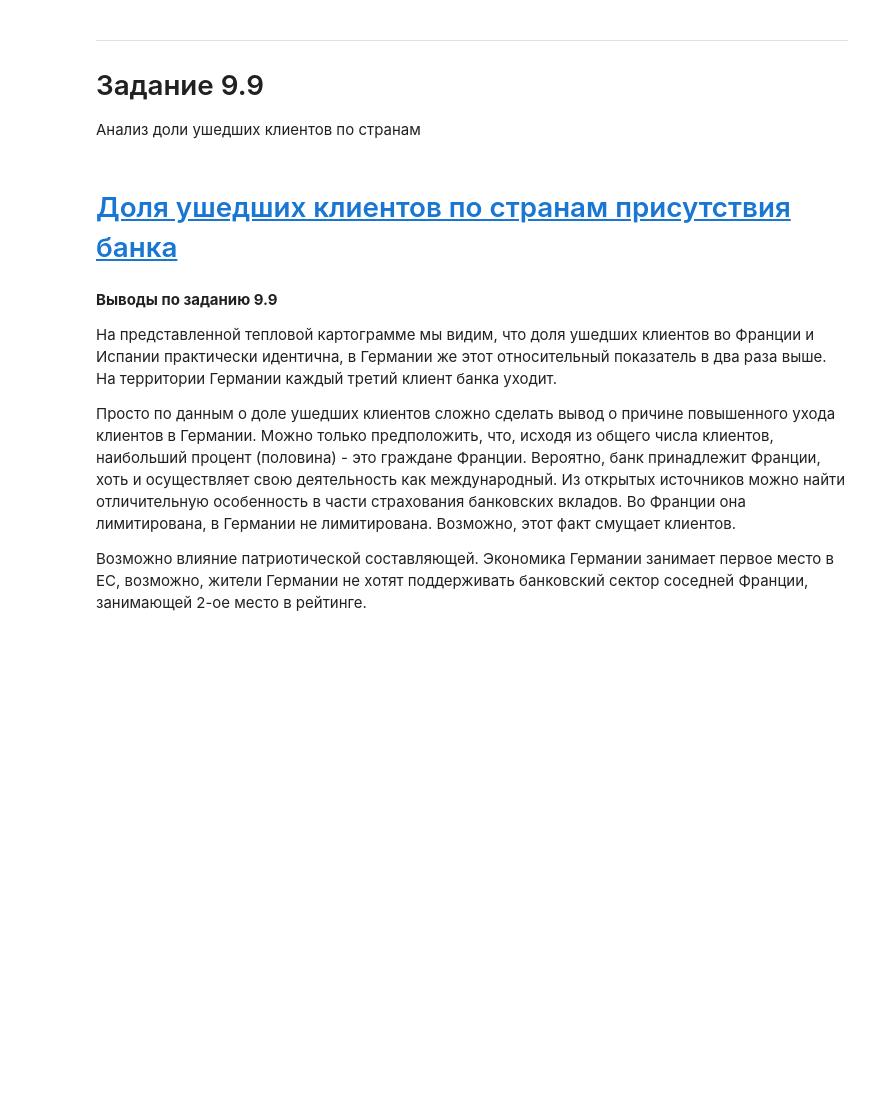
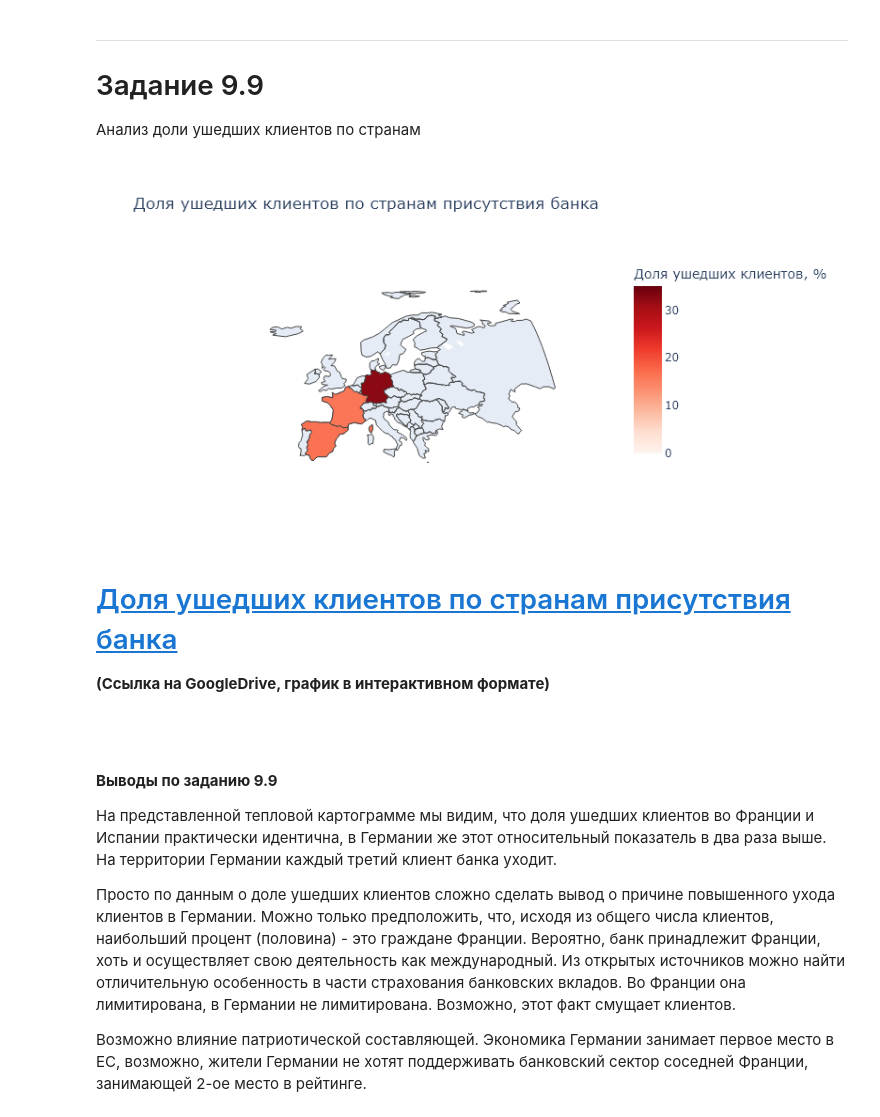
Before and after one commit to Nitys70/Study_Projects, a Jupyter notebook: Bank_clients_Data_Analysis/Unit_13_Task_9_11.ipynb, the cells around one changed output. Drawn from its saved outputs; the diff is of its cells as text; code cells hidden in the pictures; blank space fills up the shorter version.

Commit message:
mentor_tips_applying_(px_to_show)

```diff
--- a/Bank_clients_Data_Analysis/Unit_13_Task_9_11.ipynb
+++ b/Bank_clients_Data_Analysis/Unit_13_Task_9_11.ipynb
@@ -544,37 +544,43 @@ choropleth_data = choropleth_data.rename(
     columns={ '':'Страна', 0:'Действующий клиент', 1:'Ушедший клиент' }
     )
 
 
 # Вычислим и внесем в DF долю ушедших клиентов
 
 choropleth_data['Доля ушедших клиентов, %'] = (
     choropleth_data['Ушедший клиент'] /
     ( choropleth_data['Действующий клиент'] + choropleth_data['Ушедший клиент'] ))*100
 
 
 #строим график
 
 fig = px.choropleth(
     data_frame=choropleth_data,
     locations='Страна',
     locationmode = "country names",
     color='Доля ушедших клиентов, %',
     range_color=[0, 35],
     title='Доля ушедших клиентов по странам присутствия банка',
     width=800,
     height=400,
     color_continuous_scale='Reds',
     scope='europe',
     projection= 'eckert4'
     )
 
 
 #отображаем график
 
-fig.show()
-fig.write_html('plotly/choropleth.html')
+fig.show('png')
+# fig.write_html('plotly/choropleth.html')
+# %% [output]
+[figure, added]
 # %% [markdown]
 # [Доля ушедших клиентов по странам присутствия банка](https://drive.google.com/file/d/17qvIWq0UOASdDoCzFMaVOHpSoIjeIAa0/view?usp=sharing)
+**(Ссылка на GoogleDrive, график в интерактивном формате)**
+
+<br>
+<br>
 # %% [markdown]
 
 **Выводы по заданию 9.9**
```
Also changed, not shown: 3 other files.
